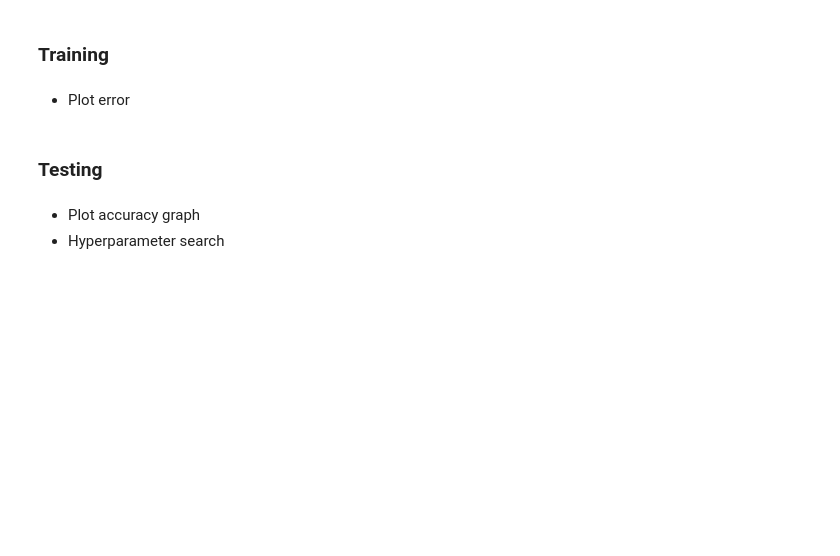
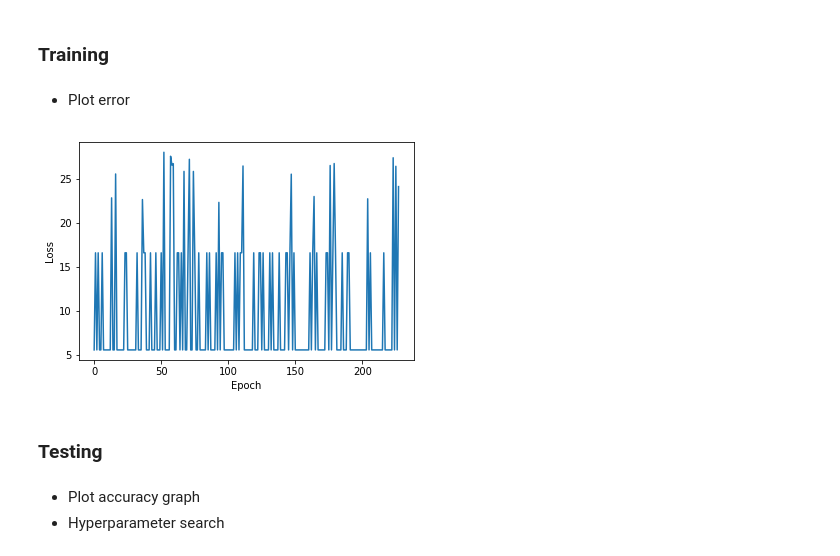
Before and after one commit to shravan097/NYCHS-Data-Analysis, a Jupyter notebook: shravan/graduationEDA.ipynb, the cells around one changed output. Drawn from its saved outputs; the diff is of its cells as text; code cells hidden in the pictures; blank space fills up the shorter version.

```diff
--- a/shravan/graduationEDA.ipynb
+++ b/shravan/graduationEDA.ipynb
@@ -327,7 +347,54 @@ mergedDf.head()
 # %% [markdown]
 ### Training
+# %%
+from sklearn.model_selection import train_test_split
+X_train, X_test, y_train, y_test = train_test_split(mergedDf[['Total Grads   % of cohort','combined_score']]
+                                                            , mergedDf[['GRADE_A',
+                                                                       'GRADE_B',
+                                                                      'GRADE_C',
+                                                                    'GRADE_D',
+                                                                    'GRADE_F']],
+                                                    test_size=0.3, random_state=42)
+# %%
+import torch
+import torch.nn as nn
+
+class Net(nn.Module):
+    def __init__(self):
+        super(Net, self).__init__()
+        self.inputLayer = nn.Linear(2,5)
+        self.hidden = nn.Linear(5,5)
+        self.outputLayer = nn.Linear(5,5,bias=False)
+    def forward(self,data):
+        data = self.inputLayer(data)
+        data = self.hidden(data)
+        data = torch.sigmoid(self.outputLayer(data))
+        return data
+# %%
+neuralNet = Net()
+optimizer = torch.optim.Adam(neuralNet.parameters(), lr = 0.001)
+# %%
+error = []
+criterion = nn.BCELoss()
+for i in range(X_train.shape[0]):
+    # zero the parameter gradients
+    optimizer.zero_grad()
+    #z.grad.zero_()
+    # forward + backward + optimize
+    output = neuralNet(torch.tensor(X_train.iloc[i]))
+    loss = criterion(output.cpu(),torch.tensor(y_train.iloc[i],dtype=torch.float,device='cpu'))
+    print(loss)
+    error.append(loss.detach().tolist())
+    loss.backward()
+    optimizer.step()
+print('Finished Training!')
 # %% [markdown]
 - Plot error
+# %%
+plt.plot(np.arange(0,X_train.shape[0],1),error);
+plt.xlabel("Epoch"); plt.ylabel("Loss");
+# %% [output]
+[figure, added]
 # %% [markdown]
 ### Testing
 # %% [markdown]
```
Also changed, not shown: parts of 16 cells of this notebook.
